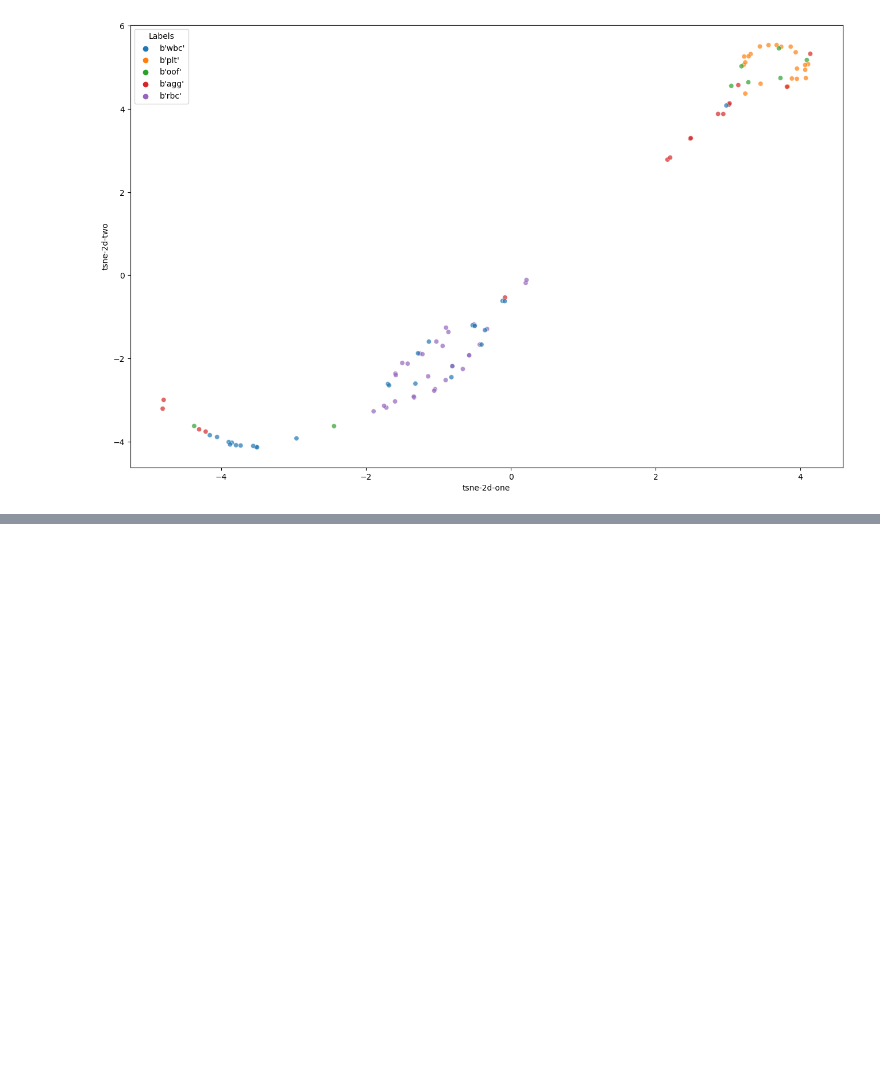
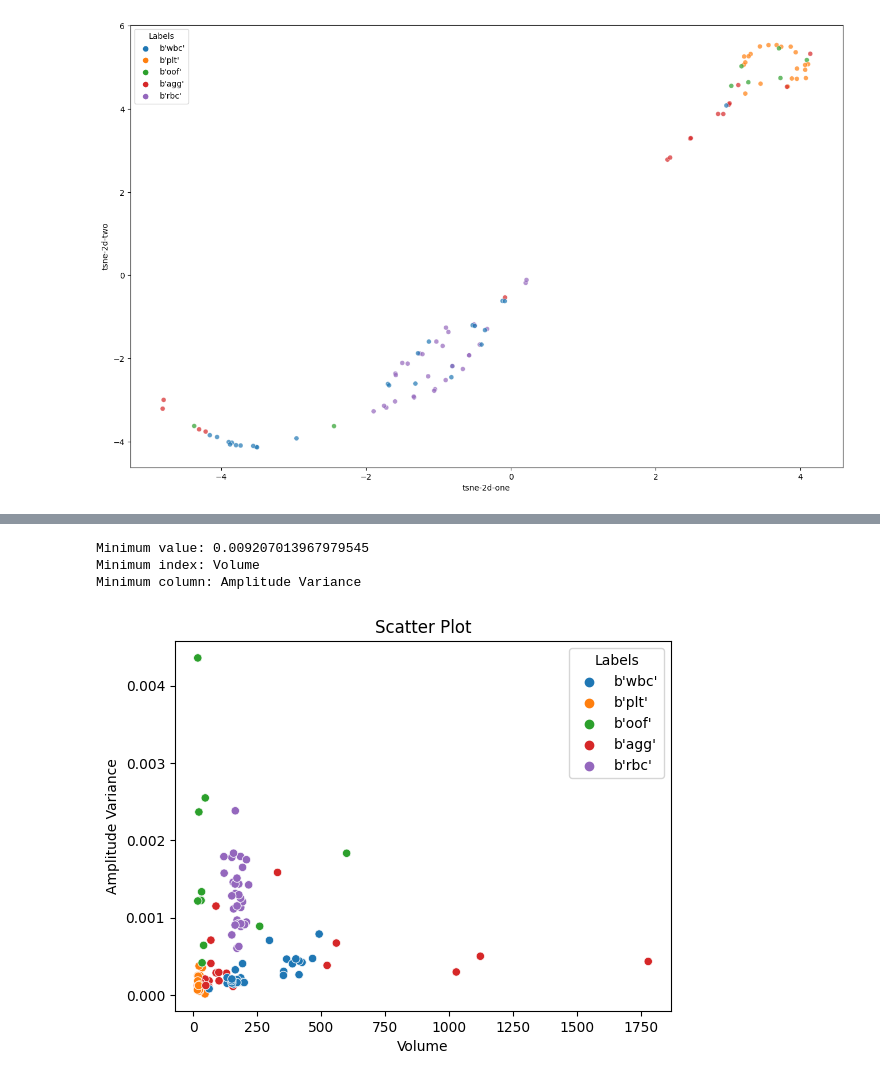
Before and after one commit to RaiBP/cell-estimator, a Jupyter notebook: notebooks/feature_extraction_first_look.ipynb, the cells around one changed output, grey strips where cells are left out. Cells and saved outputs as stored; diff of their text form; code cells hidden in the pictures; blank space fills up the shorter version.

```diff
--- a/notebooks/feature_extraction_first_look.ipynb
+++ b/notebooks/feature_extraction_first_look.ipynb
@@ -349,0 +365,21 @@ See the caveats in the documentation: https://pandas.pydata.org/pandas-docs/stab
+# %%
+# Assuming you have a DataFrame called df
+corr_mat_abs = np.abs(correlation_matrix)
+min_value = corr_mat_abs.min().min()  # Find the minimum value in the DataFrame
+min_index = corr_mat_abs.stack().idxmin()  # Find the index label of the minimum value
+min_column = corr_mat_abs[min_index[0]].idxmin()  # Find the column label of the minimum value
+
+# Print the minimum value, index, and column
+print("Minimum value:", min_value)
+print("Minimum index:", min_index[0])
+print("Minimum column:", min_column)
+# %% [output]
+Minimum value: 0.009207013967979545
+Minimum index: Volume
+Minimum column: Amplitude Variance
+# %%
+sns.scatterplot(data=df, x='Volume', y='Amplitude Variance', hue='Labels')
+plt.title('Scatter Plot')
+plt.show()
+# %% [output]
+[figure, added]
```
Also changed, not shown: parts of 6 cells of this notebook, 6 other files.
